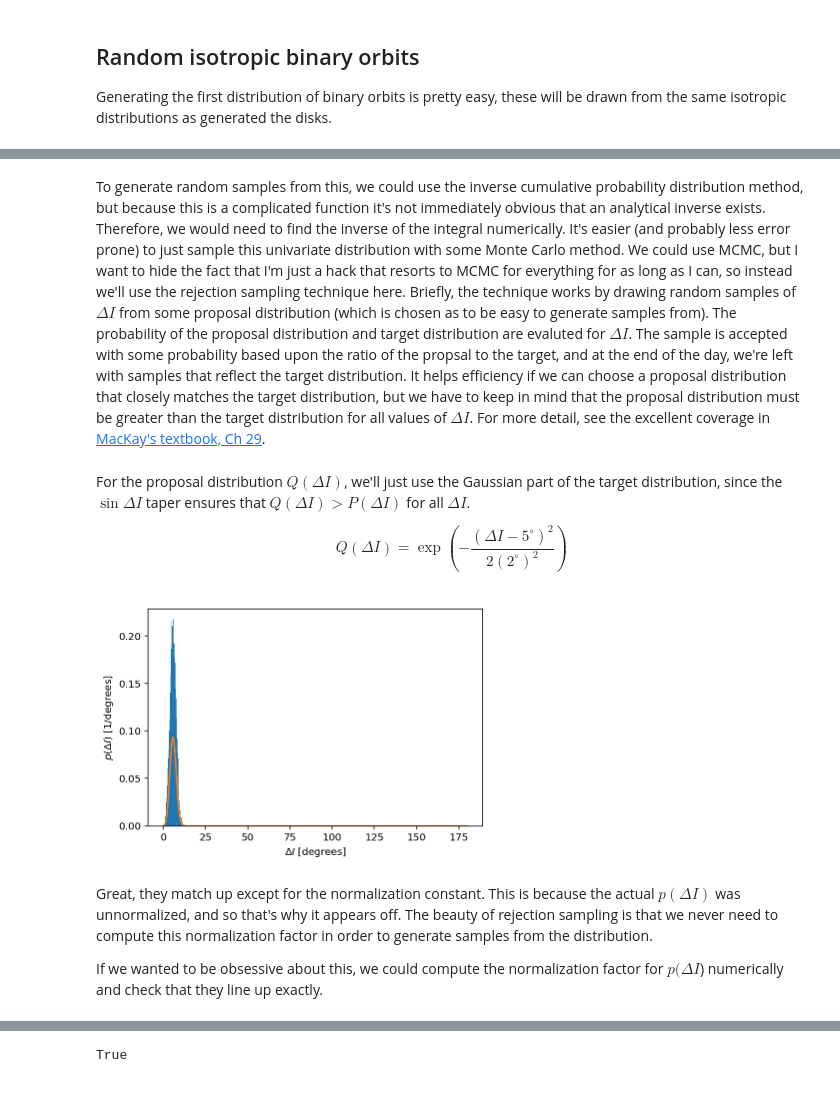
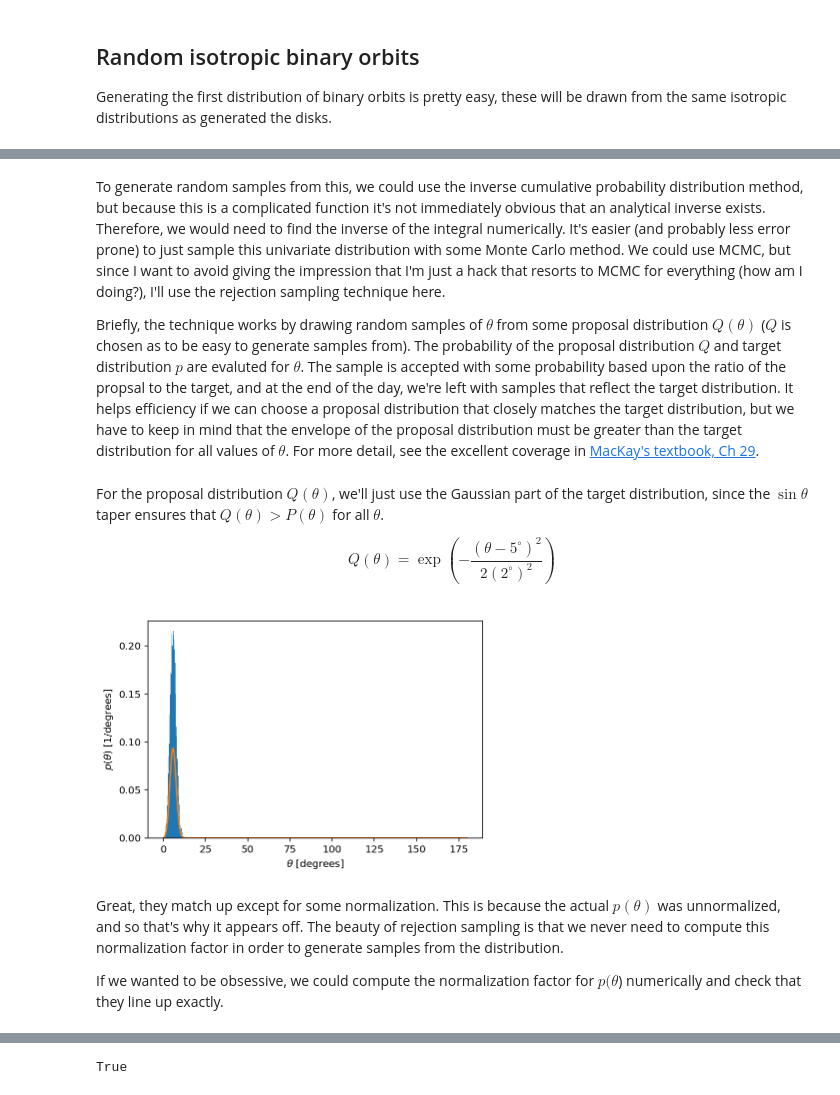
Before and after one commit to iancze/hierarchical-mutual-inclinations, a Jupyter notebook: MutualInclinations.ipynb, the cells around one changed output, grey strips where cells are left out. Saved outputs shown, nothing was run; the diff lists cells and outputs as text; code cells hidden in the pictures.

```diff
--- a/MutualInclinations.ipynb
+++ b/MutualInclinations.ipynb
@@ -623,14 +483,14 @@ $$
 # %%
-def input_prob(Delta_I):
+def input_prob(theta):
     '''
     Delta_I is in degrees.
     '''
-    return np.sin(Delta_I * deg) * np.exp(-0.5 * (Delta_I - 5.0)**2 / (2**2))
+    return np.sin(theta * deg) * np.exp(-0.5 * (theta - 5.0)**2 / (2**2))
 
 dis = np.linspace(0, 180.0, num=500)
 p_is = input_prob(dis)
 
 plt.plot(dis, p_is);
-plt.xlabel(r"$\Delta I$ [degrees]");
-plt.ylabel(r"$p(\Delta I)$ [1/degrees]");
+plt.xlabel(r"$\theta$ [degrees]");
+plt.ylabel(r"$p(\theta)$ [1/degrees]");
 # %% [output]
@@ -638,50 +498,52 @@ plt.ylabel(r"$p(\Delta I)$ [1/degrees]");
 # %% [markdown]
-To generate random samples from this, we could use the inverse cumulative probability distribution method, but because this is a complicated function it's not immediately obvious that an analytical inverse exists. Therefore, we would need to find the inverse of the integral numerically. It's easier (and probably less error prone) to just sample this univariate distribution with some Monte Carlo method. We could use MCMC, but I want to hide the fact that I'm just a hack that resorts to MCMC for everything for as long as I can, so instead we'll use the rejection sampling technique here. Briefly, the technique works by drawing random samples of $\Delta I$ from some proposal distribution (which is chosen as to be easy to generate samples from). The probability of the proposal distribution and target distribution are evaluted for $\Delta I$. The sample is accepted with some probability based upon the ratio of the propsal to the target, and at the end of the day, we're left with samples that reflect the target distribution. It helps efficiency if we can choose a proposal distribution that closely matches the target distribution, but we have to keep in mind that the proposal distribution must be greater than the target distribution for all values of $\Delta I$. For more detail, see the excellent coverage in [MacKay's textbook, Ch 29](http://www.inference.org.uk/itprnn/book.html).
+To generate random samples from this, we could use the inverse cumulative probability distribution method, but because this is a complicated function it's not immediately obvious that an analytical inverse exists. Therefore, we would need to find the inverse of the integral numerically. It's easier (and probably less error prone) to just sample this univariate distribution with some Monte Carlo method. We could use MCMC, but since I want to avoid giving the impression that I'm just a hack that resorts to MCMC for everything (how am I doing?), I'll use the rejection sampling technique here.
+
+Briefly, the technique works by drawing random samples of $\theta$ from some proposal distribution $Q(\theta)$ ($Q$ is chosen as to be easy to generate samples from). The probability of the proposal distribution $Q$ and target distribution $p$ are evaluted for $\theta$. The sample is accepted with some probability based upon the ratio of the propsal to the target, and at the end of the day, we're left with samples that reflect the target distribution. It helps efficiency if we can choose a proposal distribution that closely matches the target distribution, but we have to keep in mind that the envelope of the proposal distribution must be greater than the target distribution for all values of $\theta$. For more detail, see the excellent coverage in [MacKay's textbook, Ch 29](http://www.inference.org.uk/itprnn/book.html).
 # %% [markdown]
-For the proposal distribution $Q(\Delta I)$, we'll just use the Gaussian part of the target distribution, since the $\sin \Delta I$ taper ensures that $Q(\Delta I) > P(\Delta I)$ for all $\Delta I$.
+For the proposal distribution $Q(\theta)$, we'll just use the Gaussian part of the target distribution, since the $\sin \theta$ taper ensures that $Q(\theta) > P(\theta)$ for all $\theta$.
 
 $$
-Q(\Delta I) = \exp \left ( - \frac{(\Delta I - 5^\circ)^2}{2 (2^\circ)^2} \right)
+Q(\theta) = \exp \left ( - \frac{(\theta - 5^\circ)^2}{2 (2^\circ)^2} \right)
 $$
 # %%
 # proposal probability
-def propose_prob(Delta_I):
+def propose_prob(theta):
     '''
     Delta_I is in degrees.
     '''
-    return np.exp(-0.5 * (Delta_I - 5.0)**2/(2**2))
+    return np.exp(-0.5 * (theta - 5.0)**2/(2**2))
 # %%
 # proposed values
-DI_props = np.random.normal(loc=5.0, scale=2.0, size=100000)
+theta_props = np.random.normal(loc=5.0, scale=2.0, size=100000)
 
 # since we know that the mutual inclination must be between 0 and 180, let's get rid of any values on the tail
 # of the Gaussian that exceed these ranges
-DI_props = DI_props[(DI_props > 0.0) & (DI_props < 180.0)]
+theta_props = theta_props[(theta_props > 0.0) & (theta_props < 180.0)]
 
 # Evaluate the probability of Q for all samples
-Qs = propose_prob(DI_props)
+Qs = propose_prob(theta_props)
 
 # Generate a random number [0, Q(Delta I)] for all samples
 us = np.random.uniform(low=0, high=Qs)
 
 # Evaluate p(Delta I) for all samples
-Ps = input_prob(DI_props)
+Ps = input_prob(theta_props)
 
 # Keep the samples for which u <= P
-DI_samples = DI_props[us <= Ps]
+theta_samples = theta_props[us <= Ps]
 # %%
 fig, ax = plt.subplots(nrows=1)
 
-ax.hist(DI_samples, bins=50, density=True)
+ax.hist(theta_samples, bins=50, density=True)
 ax.plot(dis, p_is);
-ax.set_xlabel(r"$\Delta I$ [degrees]");
-ax.set_ylabel(r"$p(\Delta I)$ [1/degrees]");
+ax.set_xlabel(r"$\theta$ [degrees]");
+ax.set_ylabel(r"$p(\theta)$ [1/degrees]");
 # %% [output]
-[figure, old version]
+[figure, new version]
 # %% [markdown]
-Great, they match up except for the normalization constant. This is because the actual $p(\Delta I)$ was unnormalized, and so that's why it appears off. The beauty of rejection sampling is that we never need to compute this normalization factor in order to generate samples from the distribution.
+Great, they match up except for some normalization. This is because the actual $p(\theta)$ was unnormalized, and so that's why it appears off. The beauty of rejection sampling is that we never need to compute this normalization factor in order to generate samples from the distribution.
 
-If we wanted to be obsessive about this, we could compute the normalization factor for $p(\Delta I$) numerically and check that they line up exactly.
+If we wanted to be obsessive, we could compute the normalization factor for $p(\theta$) numerically and check that they line up exactly.
 # %%
 from scipy.integrate import quad
 
```
Also changed, not shown: parts of 39 cells of this notebook, 1 other file.
